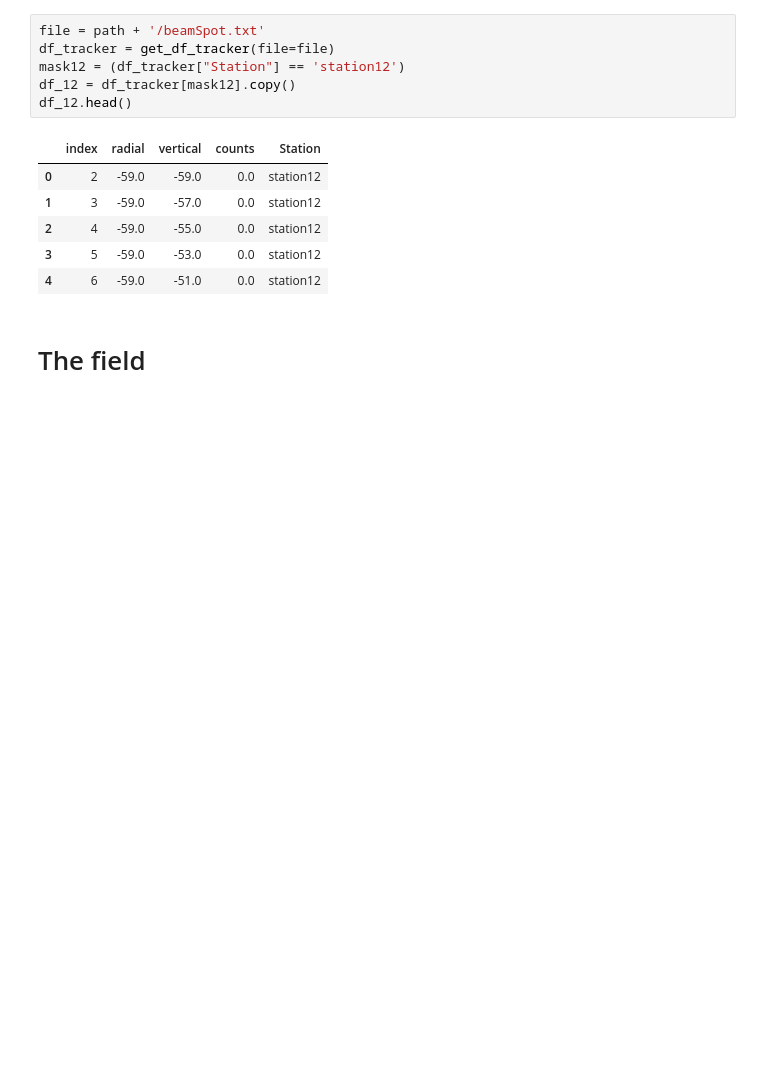
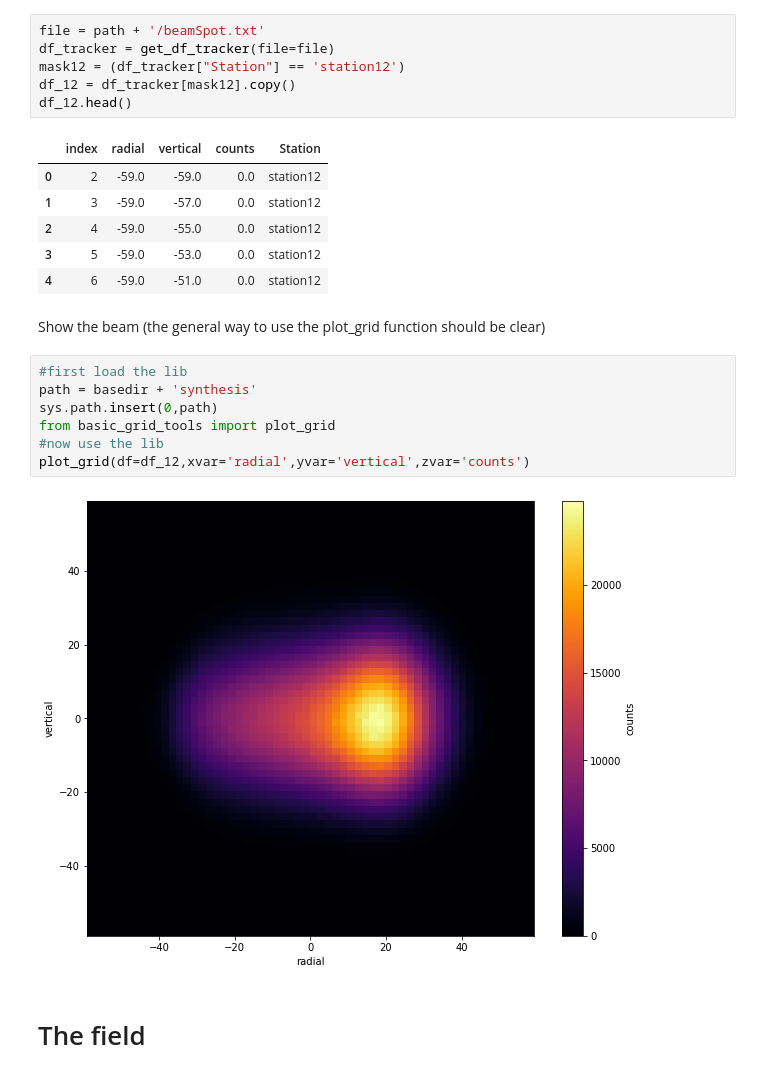
Before and after one commit to jasonbono/MuonConvolution, a Jupyter notebook: grid_tutorial.ipynb, the cells around one changed output. Drawn from its saved outputs; the diff is of its cells as text; blank space fills up the shorter version.

Commit message:
made a better plotting demo for the grid

```diff
--- a/grid_tutorial.ipynb
+++ b/grid_tutorial.ipynb
@@ -45,6 +45,17 @@ df_12.head()
 | 2 | 4 | -59.0 | -55.0 | 0.0 | station12 |
 | 3 | 5 | -59.0 | -53.0 | 0.0 | station12 |
 | 4 | 6 | -59.0 | -51.0 | 0.0 | station12 |
+# %% [markdown]
+Show the beam (the general way to use the plot_grid function should be clear)
+# %%
+#first load the lib
+path = basedir + 'synthesis'
+sys.path.insert(0,path)
+from basic_grid_tools import plot_grid
+#now use the lib
+plot_grid(df=df_12,xvar='radial',yvar='vertical',zvar='counts')
+# %% [output]
+[figure, added]
 # %% [markdown]
 # The field
 # %% [markdown]
```
Also changed, not shown: parts of 4 cells of this notebook.
